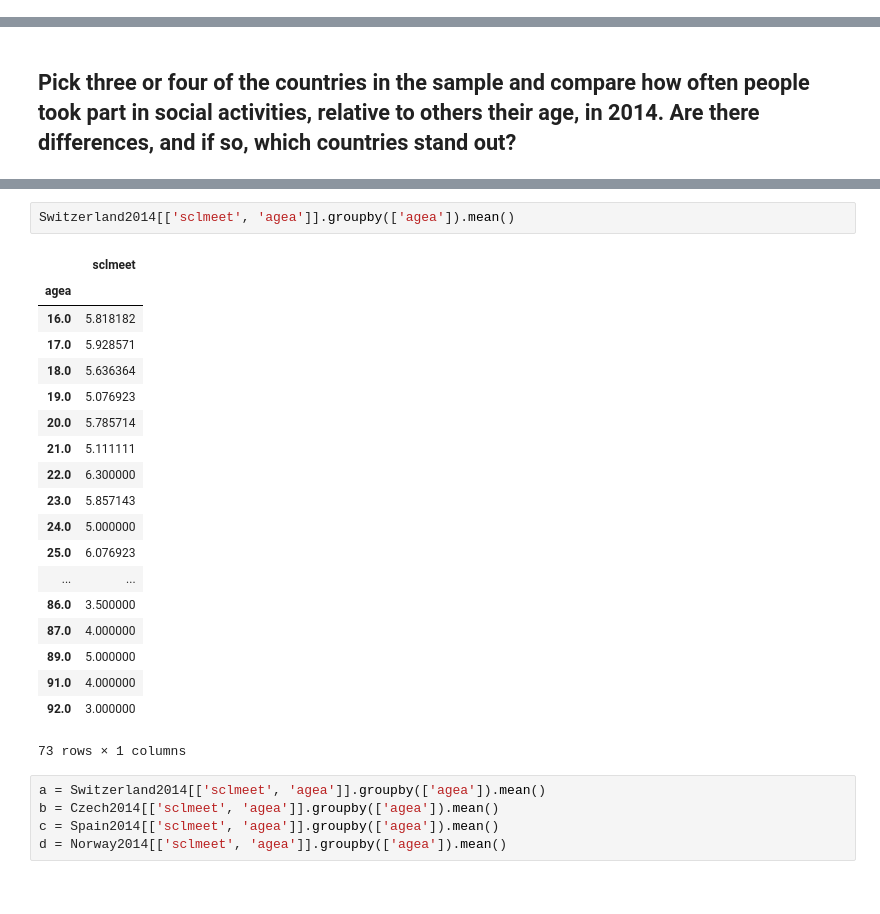
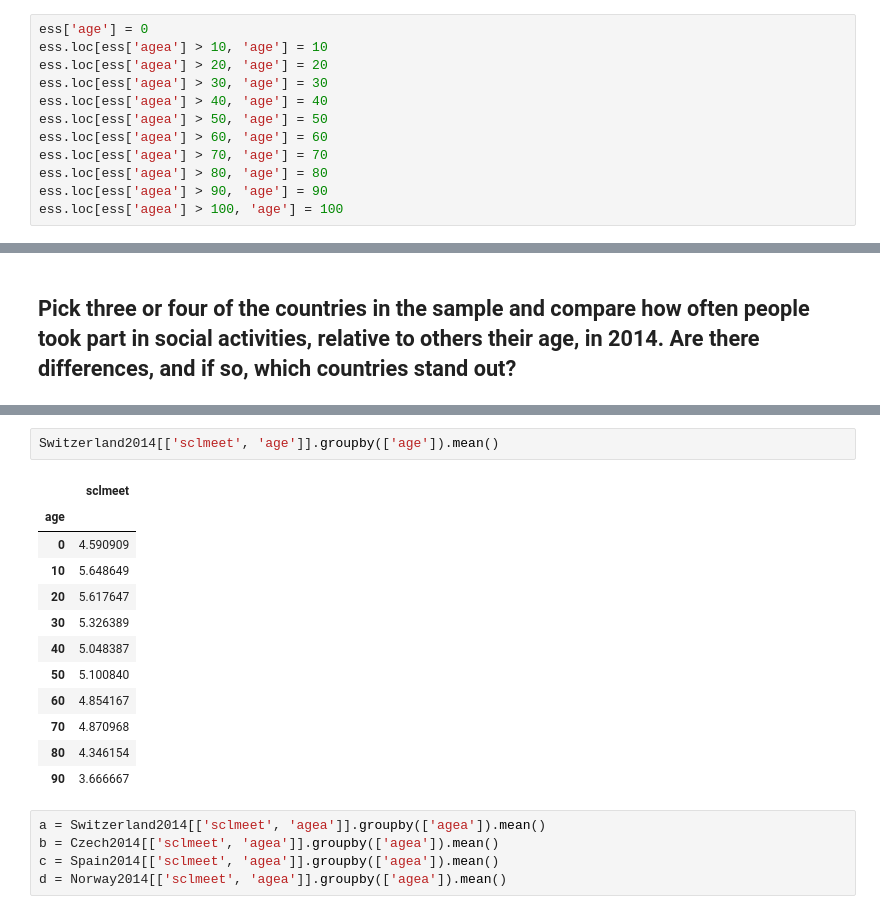
Before and after one commit to mbeckmanssf/Thinkful, a Jupyter notebook: Unit-5/5.4-What_Test.ipynb, the cells around one changed output, grey strips where cells are left out. Cells and saved outputs as stored; diff of their text form.

```diff
--- a/Unit-5/5.4-What_Test.ipynb
+++ b/Unit-5/5.4-What_Test.ipynb
@@ -97,6 +97,18 @@ ess.groupby('cntry').describe()
 | NO | 1436.0 | 46.536212 | 18.203938 | 15.0 | 32.0 | 46.0 | 60.0 | 94.0 | 1462.0 | 1.466484 | ... | ... |
 | SE | 1748.0 | 49.040046 | 19.536782 | 15.0 | 32.0 | 50.0 | 65.0 | 114.0 | 1816.0 | 1.476872 | ... | ... |
 6 rows × 96 columns
+# %%
+ess['age'] = 0
+ess.loc[ess['agea'] > 10, 'age'] = 10
+ess.loc[ess['agea'] > 20, 'age'] = 20
+ess.loc[ess['agea'] > 30, 'age'] = 30
+ess.loc[ess['agea'] > 40, 'age'] = 40
+ess.loc[ess['agea'] > 50, 'age'] = 50
+ess.loc[ess['agea'] > 60, 'age'] = 60
+ess.loc[ess['agea'] > 70, 'age'] = 70
+ess.loc[ess['agea'] > 80, 'age'] = 80
+ess.loc[ess['agea'] > 90, 'age'] = 90
+ess.loc[ess['agea'] > 100, 'age'] = 100
 # %%
 Switzerland = ess.loc[ess.cntry == 'CH']
 Czech = ess.loc[ess.cntry == 'CZ']
@@ -579,25 +705,18 @@ plt.show()
 # %%
-Switzerland2014[['sclmeet', 'agea']].groupby(['agea']).mean()
+Switzerland2014[['sclmeet', 'age']].groupby(['age']).mean()
 # %% [output]
 |  | sclmeet |
-| agea |  |
-| 16.0 | 5.818182 |
-| 17.0 | 5.928571 |
-| 18.0 | 5.636364 |
-| 19.0 | 5.076923 |
-| 20.0 | 5.785714 |
-| 21.0 | 5.111111 |
-| 22.0 | 6.300000 |
-| 23.0 | 5.857143 |
-| 24.0 | 5.000000 |
-| 25.0 | 6.076923 |
-| ... | ... |
-| 86.0 | 3.500000 |
-| 87.0 | 4.000000 |
-| 89.0 | 5.000000 |
-| 91.0 | 4.000000 |
-| 92.0 | 3.000000 |
+| age |  |
+| 0 | 4.590909 |
+| 10 | 5.648649 |
+| 20 | 5.617647 |
+| 30 | 5.326389 |
+| 40 | 5.048387 |
+| 50 | 5.100840 |
+| 60 | 4.854167 |
+| 70 | 4.870968 |
+| 80 | 4.346154 |
+| 90 | 3.666667 |
-73 rows × 1 columns
 # %%
 a = Switzerland2014[['sclmeet', 'agea']].groupby(['agea']).mean()
 b = Czech2014[['sclmeet', 'agea']].groupby(['agea']).mean()
```
Also changed, not shown: parts of 12 cells of this notebook.
